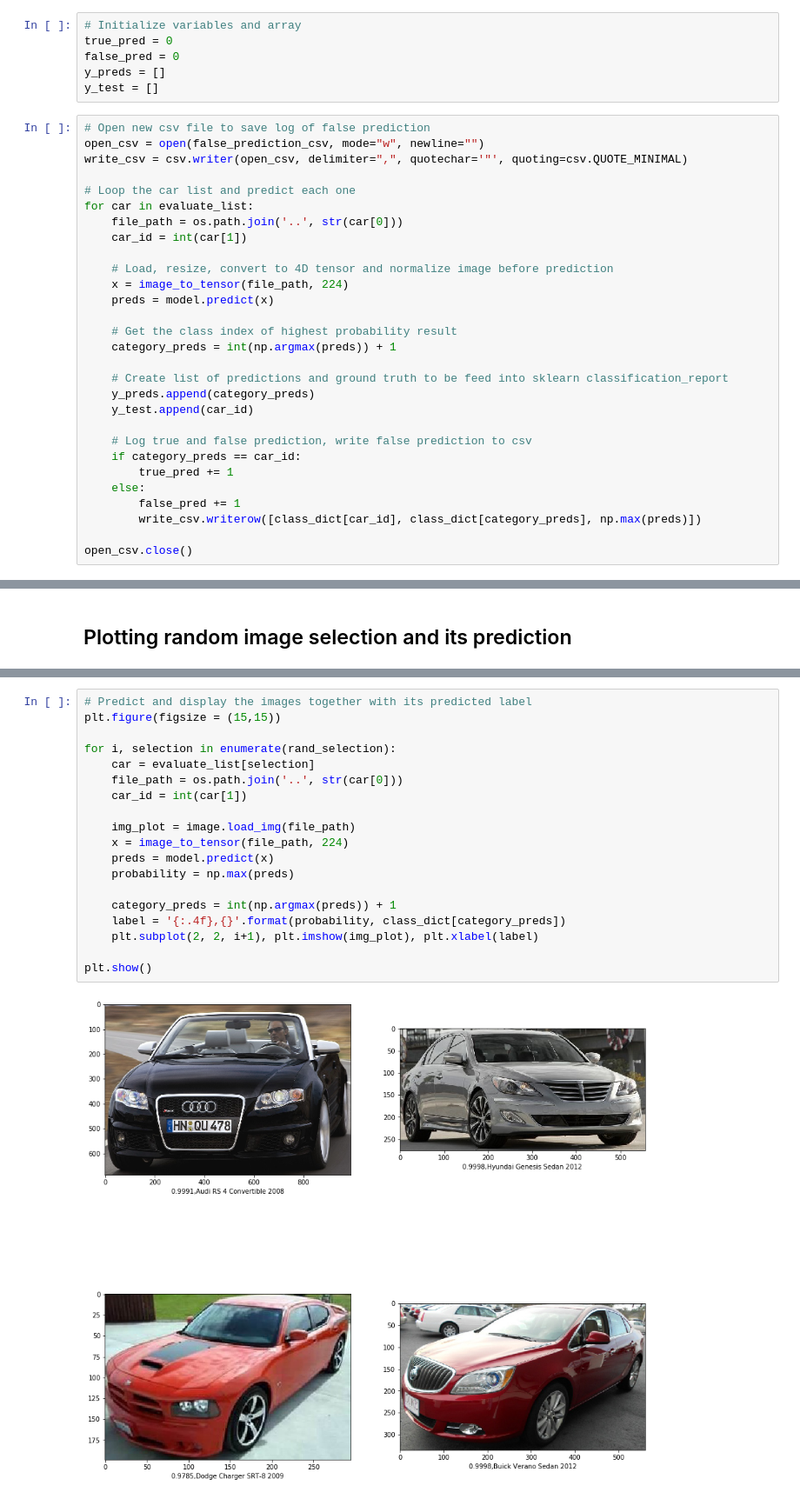
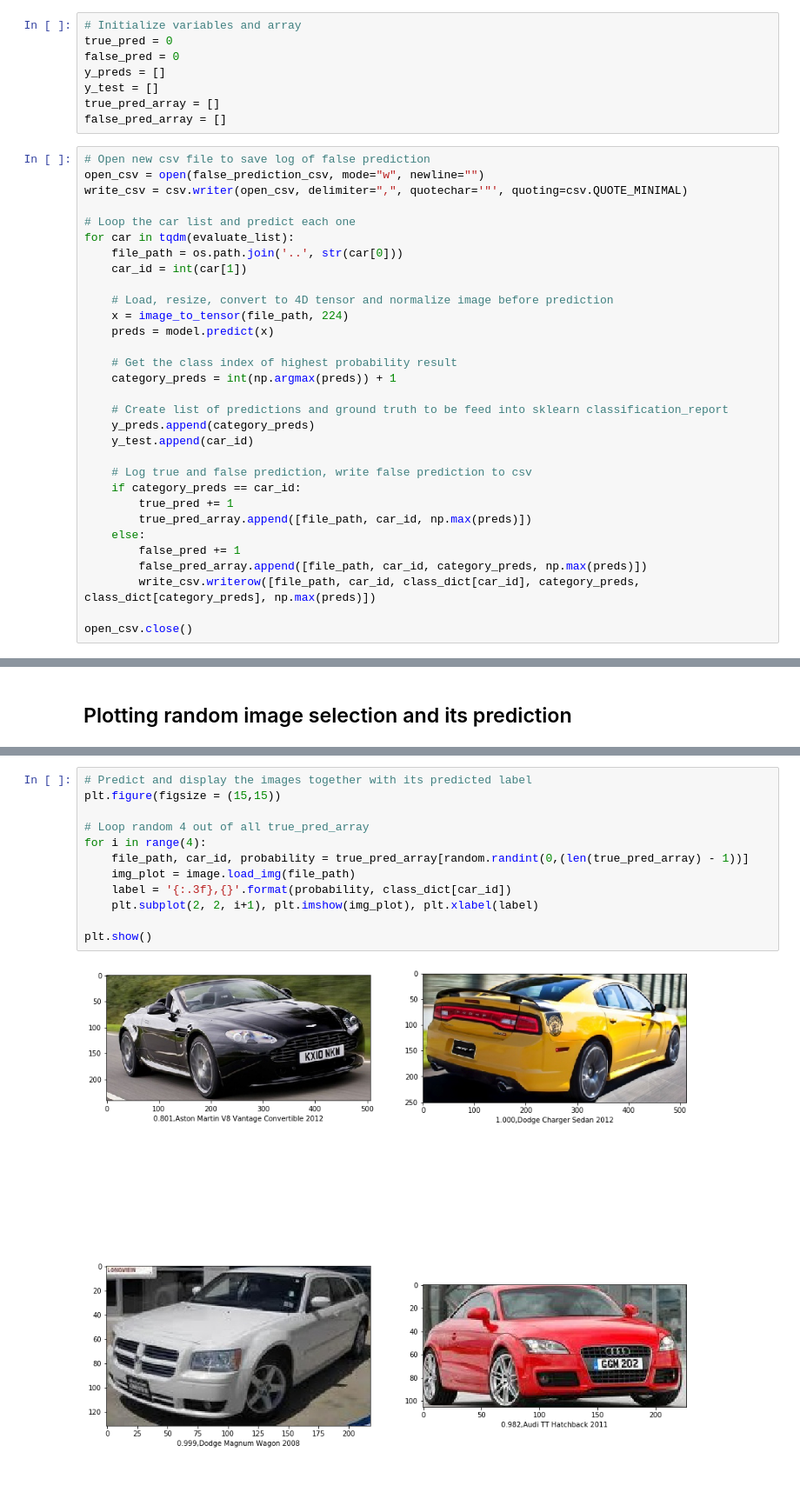
Before and after one commit to hazxone/grab-challenge-computer-vision, a Jupyter notebook: jupyter_notebook/Evaluate_Test.ipynb, the cells around one changed output, grey strips where cells are left out. Shown at 87% size. Drawn from its saved outputs; the diff is of its cells as text.

```diff
--- a/jupyter_notebook/Evaluate_Test.ipynb
+++ b/jupyter_notebook/Evaluate_Test.ipynb
@@ -36,13 +37,15 @@ true_pred = 0
 false_pred = 0
 y_preds = []
 y_test = []
+true_pred_array = []
+false_pred_array = []
 # %%
 # Open new csv file to save log of false prediction
 open_csv = open(false_prediction_csv, mode="w", newline="")
 write_csv = csv.writer(open_csv, delimiter=",", quotechar='"', quoting=csv.QUOTE_MINIMAL)
 
 # Loop the car list and predict each one
-for car in evaluate_list:
+for car in tqdm(evaluate_list):
     file_path = os.path.join('..', str(car[0]))
     car_id = int(car[1])
 
@@ -60,9 +63,11 @@ for car in evaluate_list:
     # Log true and false prediction, write false prediction to csv
     if category_preds == car_id:
         true_pred += 1
+        true_pred_array.append([file_path, car_id, np.max(preds)])
     else:
         false_pred += 1
-        write_csv.writerow([class_dict[car_id], class_dict[category_preds], np.max(preds)])
+        false_pred_array.append([file_path, car_id, category_preds, np.max(preds)])
+        write_csv.writerow([file_path, car_id, class_dict[car_id], category_preds, class_dict[category_preds], np.max(preds)])
 
 open_csv.close()
 # %%
@@ -99,21 +99,14 @@ print(rand_selection)
 # %%
 # Predict and display the images together with its predicted label
 plt.figure(figsize = (15,15))
 
-for i, selection in enumerate(rand_selection):
-    car = evaluate_list[selection]
-    file_path = os.path.join('..', str(car[0]))
-    car_id = int(car[1])
-
+# Loop random 4 out of all true_pred_array
+for i in range(4):
+    file_path, car_id, probability = true_pred_array[random.randint(0,(len(true_pred_array) - 1))]
     img_plot = image.load_img(file_path)
-    x = image_to_tensor(file_path, 224)
-    preds = model.predict(x)
-    probability = np.max(preds)
-
-    category_preds = int(np.argmax(preds)) + 1
-    label = '{:.4f},{}'.format(probability, class_dict[category_preds])
+    label = '{:.3f},{}'.format(probability, class_dict[car_id])
     plt.subplot(2, 2, i+1), plt.imshow(img_plot), plt.xlabel(label)
 
 plt.show()
 # %% [output]
-[figure, old version]
+[figure, new version]
```
Also changed, not shown: parts of 6 cells of this notebook, 4 other files.
